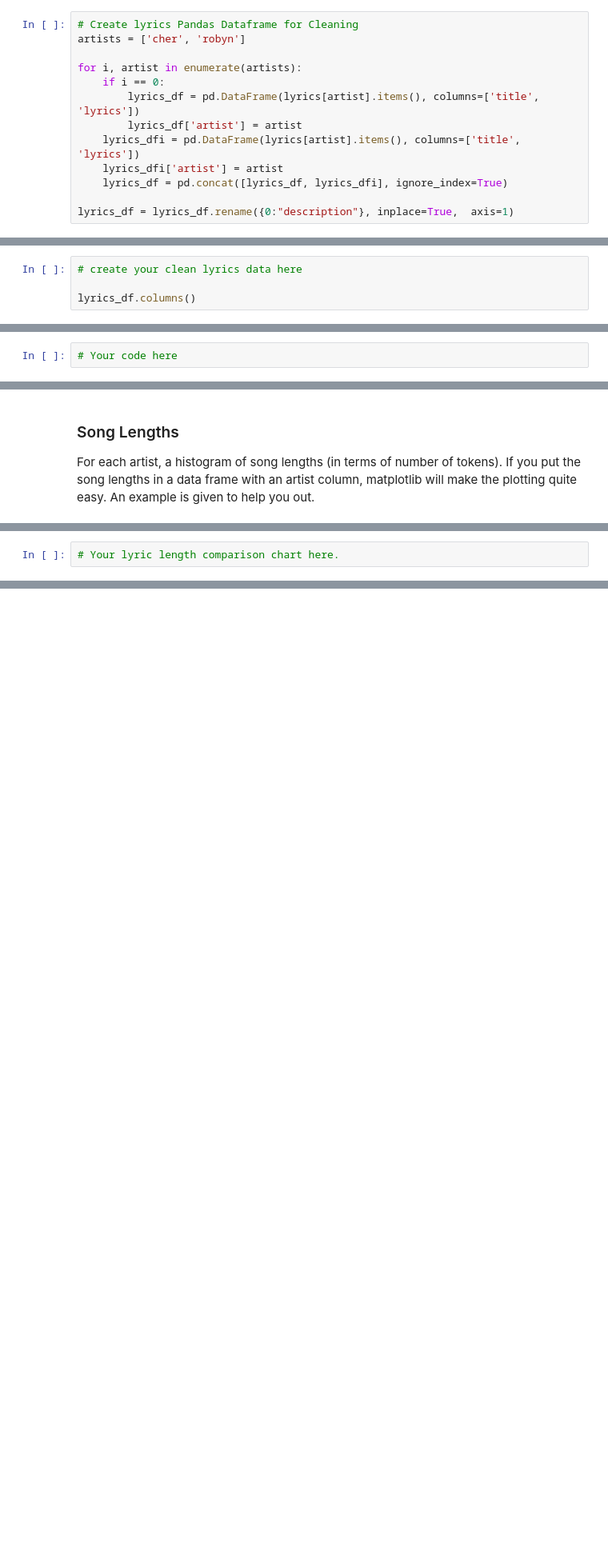
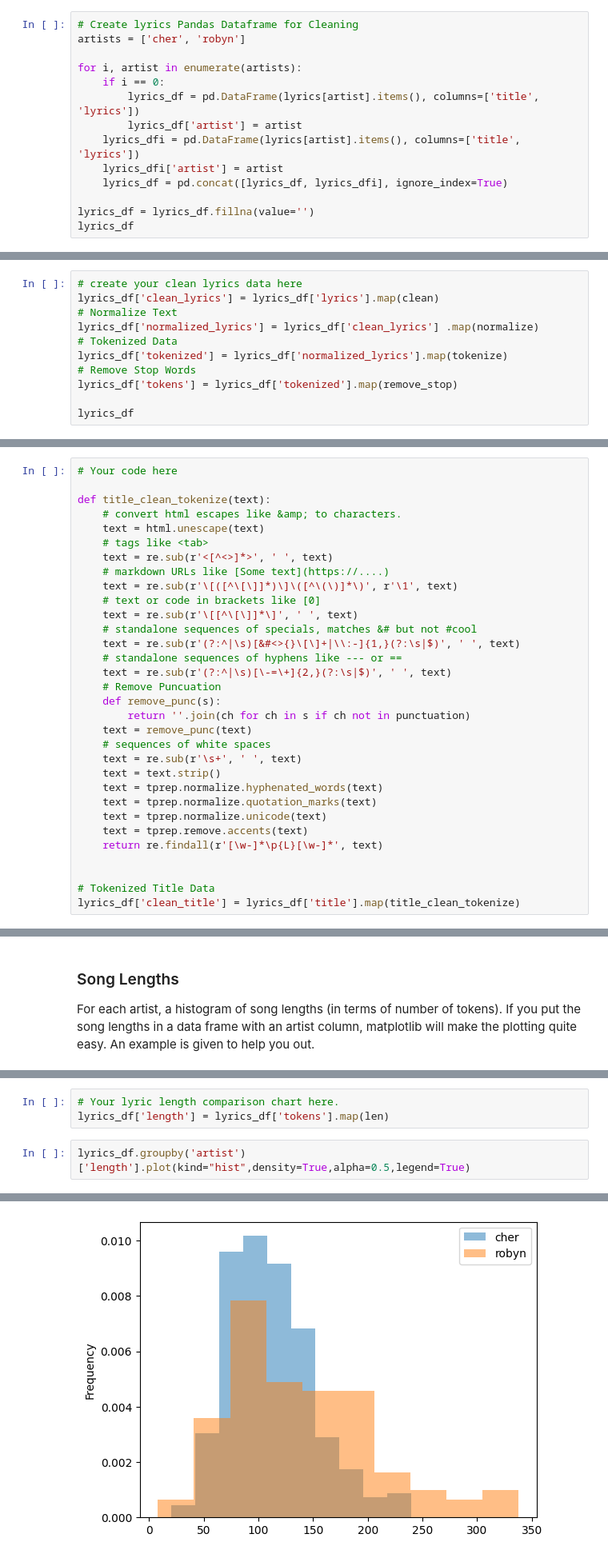
Before and after one commit to zachfreitas/Assignment-2.1-Tokenization-Normalization-and-Descriptive-Statistics, a Jupyter notebook: Lyrics and Description EDA.ipynb, the cells around one changed output, grey strips where cells are left out. Shown at 80% size. Saved outputs shown, nothing was run; the diff lists cells and outputs as text; blank space fills up the shorter version.

```diff
--- a/Lyrics and Description EDA.ipynb
+++ b/Lyrics and Description EDA.ipynb
@@ -163,4 +164,5 @@ for i, artist in enumerate(artists):
     lyrics_dfi['artist'] = artist
     lyrics_df = pd.concat([lyrics_df, lyrics_dfi], ignore_index=True)
 
-lyrics_df = lyrics_df.rename({0:"description"}, inplace=True,  axis=1)
+lyrics_df = lyrics_df.fillna(value='')
+lyrics_df
@@ -285,5 +330,12 @@ twitter_df
 # %%
 # create your clean lyrics data here
+lyrics_df['clean_lyrics'] = lyrics_df['lyrics'].map(clean)
+# Normalize Text
+lyrics_df['normalized_lyrics'] = lyrics_df['clean_lyrics'] .map(normalize)
+# Tokenized Data
+lyrics_df['tokenized'] = lyrics_df['normalized_lyrics'].map(tokenize)
+# Remove Stop Words
+lyrics_df['tokens'] = lyrics_df['tokenized'].map(remove_stop)
 
-lyrics_df.columns()
+lyrics_df
 # %% [output]
@@ -337,3 +530,33 @@ What are the ten most common hashtags by artist in the twitter descriptions?
 What are the five most common words in song titles by artist? The song titles should be on the first line of the lyrics pages, so if you have kept the raw file contents around, you will not need to re-read the data.
 # %%
 # Your code here
+
+def title_clean_tokenize(text):
+    # convert html escapes like &amp; to characters.
+    text = html.unescape(text)
+    # tags like <tab>
+    text = re.sub(r'<[^<>]*>', ' ', text)
+    # markdown URLs like [Some text](https://....)
+    text = re.sub(r'\[([^\[\]]*)\]\([^\(\)]*\)', r'\1', text)
+    # text or code in brackets like [0]
+    text = re.sub(r'\[[^\[\]]*\]', ' ', text)
+    # standalone sequences of specials, matches &# but not #cool
+    text = re.sub(r'(?:^|\s)[&#<>{}\[\]+|\\:-]{1,}(?:\s|$)', ' ', text)
+    # standalone sequences of hyphens like --- or ==
+    text = re.sub(r'(?:^|\s)[\-=\+]{2,}(?:\s|$)', ' ', text)
+    # Remove Puncuation
+    def remove_punc(s):
+        return ''.join(ch for ch in s if ch not in punctuation)
+    text = remove_punc(text)
+    # sequences of white spaces
+    text = re.sub(r'\s+', ' ', text)
+    text = text.strip()
+    text = tprep.normalize.hyphenated_words(text)
+    text = tprep.normalize.quotation_marks(text)
+    text = tprep.normalize.unicode(text)
+    text = tprep.remove.accents(text)
+    return re.findall(r'[\w-]*\p{L}[\w-]*', text)
+
+
+# Tokenized Title Data
+lyrics_df['clean_title'] = lyrics_df['title'].map(title_clean_tokenize)
@@ -365,2 +624,6 @@ def tokenize_lyrics(lyric) :
 # %%
 # Your lyric length comparison chart here.
+lyrics_df['length'] = lyrics_df['tokens'].map(len)
+# %%
+lyrics_df.groupby('artist')['length'].plot(kind="hist",density=True,alpha=0.5,legend=True)
+# %% [output]
@@ -366,0 +634 @@ def tokenize_lyrics(lyric) :
+[figure, added]
```
Also changed, not shown: parts of 29 cells of this notebook.
